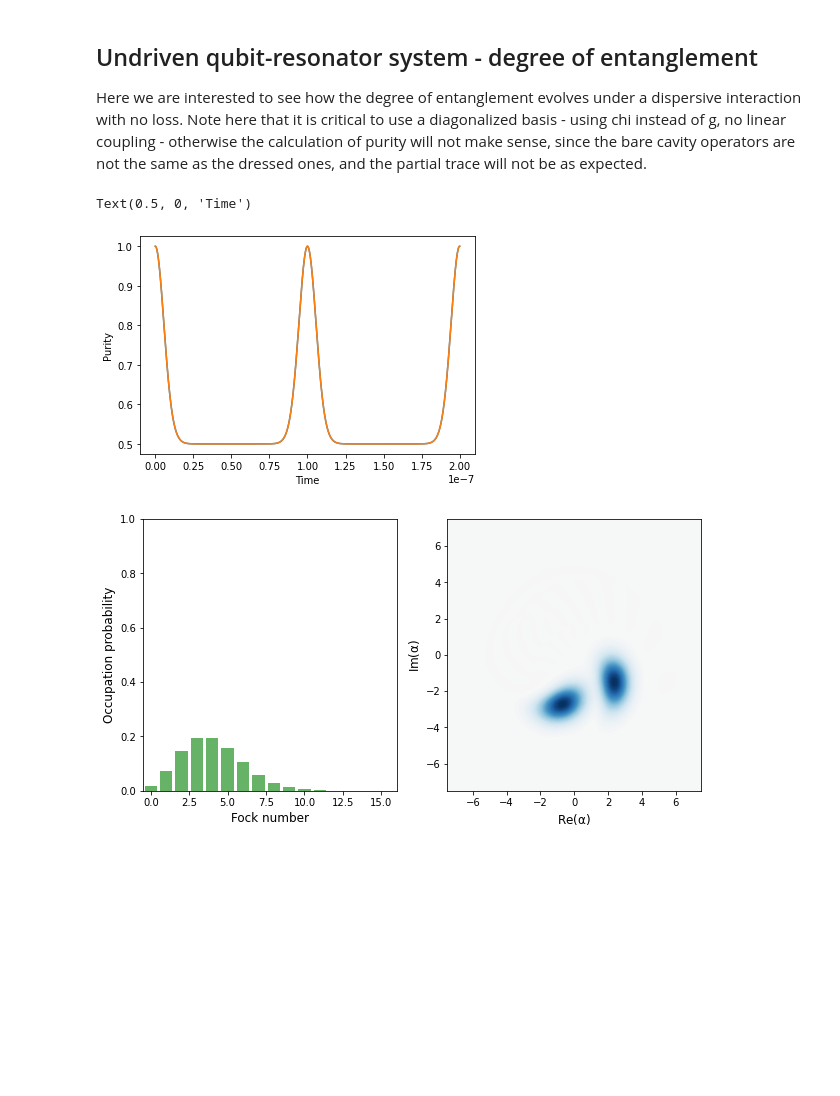
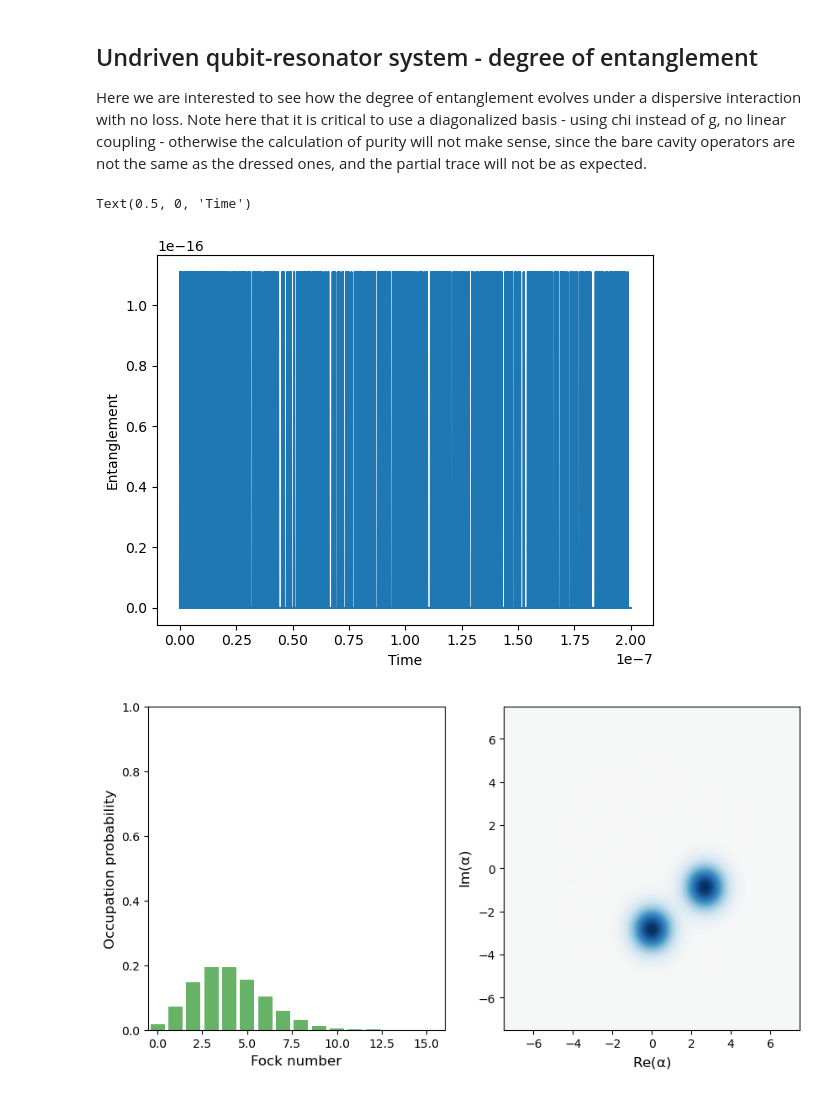
Before and after one commit to borismesits/simulation-vault, a Jupyter notebook: cqed/dispersive_readout/Dispersive readout - measurement strength.ipynb, the cells around one changed output. Cells and saved outputs as stored; diff of their text form; code cells hidden in the pictures; blank space fills up the shorter version.

```diff
--- a/cqed/dispersive_readout/Dispersive readout - measurement strength.ipynb
+++ b/cqed/dispersive_readout/Dispersive readout - measurement strength.ipynb
@@ -241,7 +241,7 @@ alpha = 200e6 * 2 * np.pi
 chi = 10e6 * 2 * np.pi
 T = 0
 gamma = 0e6 * 2 * np.pi
-K = chi**2/alpha
+K = 0*chi**2/alpha
 
 c  = tensor(destroy(Nc), qeye(Nq))
 
@@ -269,28 +269,46 @@ if rate > 0.0:
     c_op_list.append(np.sqrt(rate) * c)
 
 # psi_0 = tensor(coherent(Nc, 2), (fock(Nq, 0) + fock(Nq, 1) + fock(Nq, 2))/np.sqrt(3))
-psi_0 = tensor(coherent(Nc, 2), (fock(Nq, 0) + fock(Nq, 1))/np.sqrt(2))
-# psi_0 = tensor(coherent(Nc, 2), fock(Nq, 1))
+# psi_0 = tensor(coherent(Nc, 2), (fock(Nq, 0) + fock(Nq, 1))/np.sqrt(2))
+psi_0 = tensor(coherent(Nc, 2), fock(Nq, 1))
+
+rho_0 = psi_0*psi_0.dag()
 # %%
-result = mesolve(H, psi_0, tlist, c_ops = c_op_list)
+result = mesolve(H, rho_0, tlist, c_ops = c_op_list)
 # %%
+def purity(rho):
+    return (rho*rho).tr()
+
+def normalize(psi):
+    return psi/np.sqrt(psi.dag()*psi)
+
+def entropy_bits(rho):
+
+    return np.log2(np.exp(-(rho*rho.logm()).tr()))
+
+
 purity_q = tlist*0
 purity_c = tlist*0
+entanglement = tlist*0
 
 for i in range(0, len(tlist)):
 
-    rho_q = result.states[i].ptrace(1)
-    rho_c = result.states[i].ptrace(0)
+    rho = result.states[i]
+    rho_q = rho.ptrace(1)
+    rho_c = rho.ptrace(0)
     purity_q[i] = np.abs((rho_q*rho_q).tr())
     purity_c[i] = np.abs((rho_c*rho_c).tr())
+    entanglement[i] = 1 - (purity(rho_q)+purity(rho_c) - purity(rho))
+#     entanglement[i] = entropy_bits(rho_q) + entropy_bits(rho_c) - entropy_bits(rho)
 
-plt.plot(tlist, purity_c)
-plt.plot(tlist, purity_q)
-plt.ylabel('Purity')
+# plt.plot(tlist, purity_c)
+# plt.plot(tlist, purity_q)
+plt.plot(tlist, entanglement)
+plt.ylabel('Entanglement')
 plt.xlabel('Time')
 # %% [output]
 Text(0.5, 0, 'Time')
-[figure, old version]
+[figure, new version]
 # %%
 i = 200
 
@@ -300,4 +318,4 @@ plot_fock_distribution(result.states[i].ptrace(0), fig=fig, ax=axes[0])
 plot_wigner(result.states[i].ptrace(0), fig=fig, ax=axes[1])
 plt.show()
 # %% [output]
-[figure, old version]
+[figure, new version]
```
Also changed, not shown: parts of 2 cells of this notebook, 5 other files.
